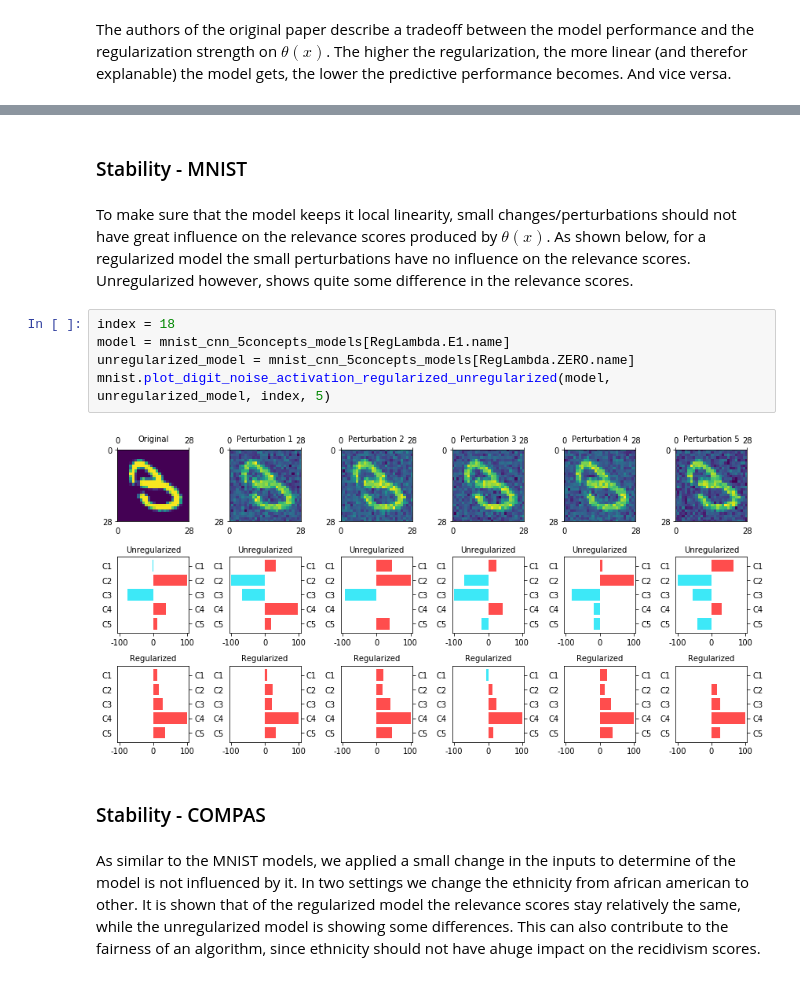
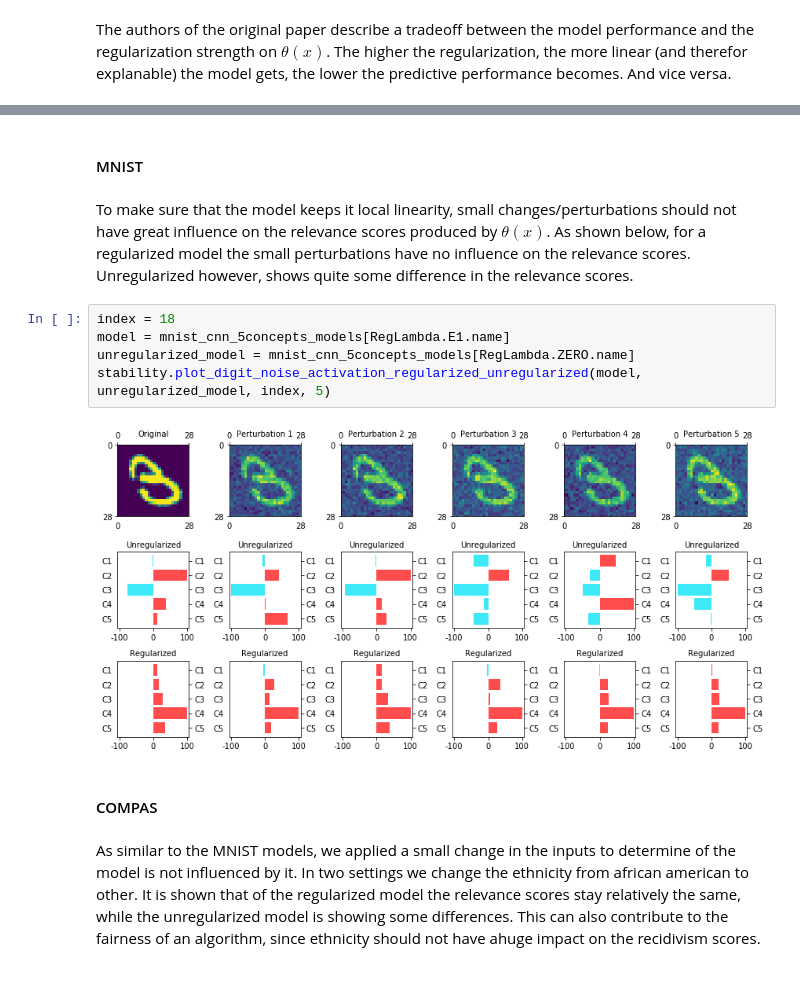
Before and after one commit to ricokoff/FACT-AI, a Jupyter notebook: Notebook.ipynb, the cells around one changed output, grey strips where cells are left out. Drawn from its saved outputs; the diff is of its cells as text.

```diff
--- a/Notebook.ipynb
+++ b/Notebook.ipynb
@@ -158,18 +157,18 @@ compas.lipschitz_accuracy_plot(models=list(compas_models.values()),
 # %% [output]
 [figure]
 # %% [markdown]
-### Stability - MNIST
+#### MNIST
 # %% [markdown]
 To make sure that the model keeps it local linearity, small changes/perturbations should not have great influence on the relevance scores produced by $\theta(x)$. As shown below, for a regularized model the small perturbations have no influence on the relevance scores. Unregularized however, shows quite some difference in the relevance scores.
 # %%
 index = 18
 model = mnist_cnn_5concepts_models[RegLambda.E1.name]
 unregularized_model = mnist_cnn_5concepts_models[RegLambda.ZERO.name]
-mnist.plot_digit_noise_activation_regularized_unregularized(model, unregularized_model, index, 5)
+stability.plot_digit_noise_activation_regularized_unregularized(model, unregularized_model, index, 5)
 # %% [output]
-[figure, old version]
+[figure, new version]
 # %% [markdown]
-### Stability - COMPAS
+#### COMPAS
 # %% [markdown]
 As similar to the MNIST models, we applied a small change in the inputs to determine of the model is not influenced by it. In two settings we change the ethnicity from african american to other. It is shown that of the regularized model the relevance scores stay relatively the same, while the unregularized model is showing some differences. This can also contribute to the fairness of an algorithm, since ethnicity should not have ahuge impact on the recidivism scores.
 # %%
```
Also changed, not shown: parts of 14 cells of this notebook, 37 other files.
